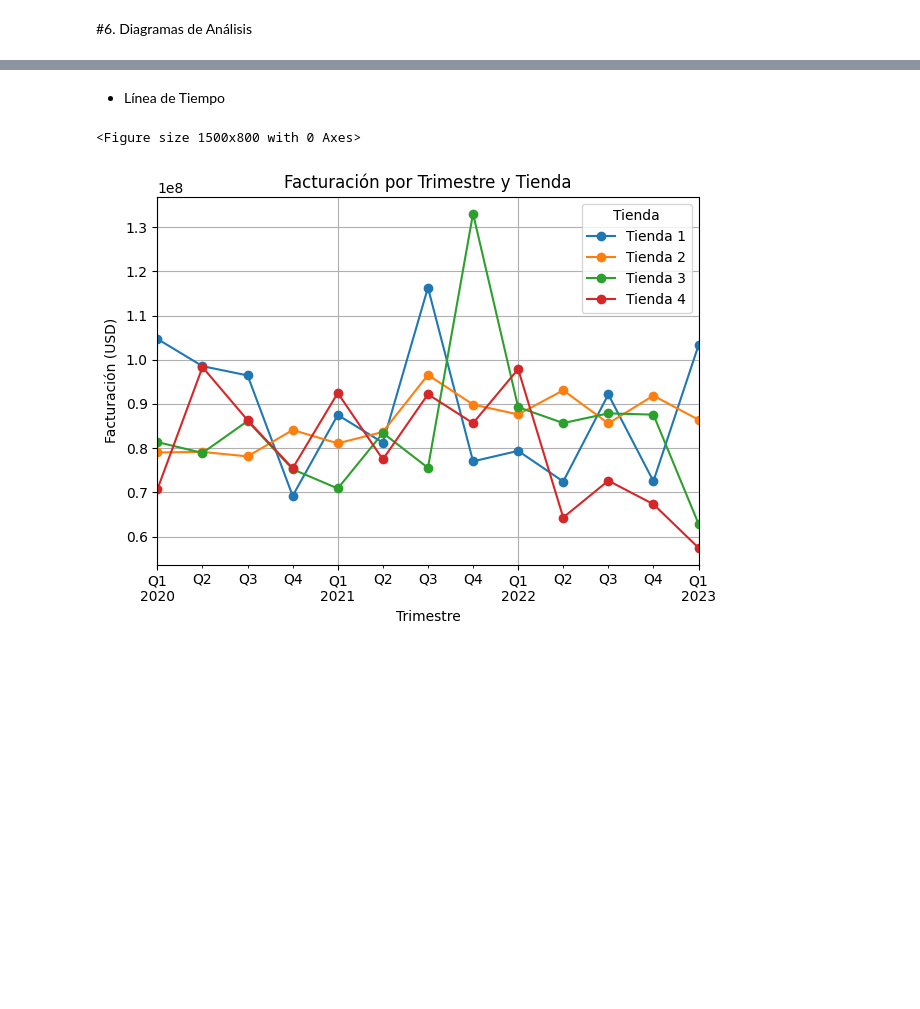
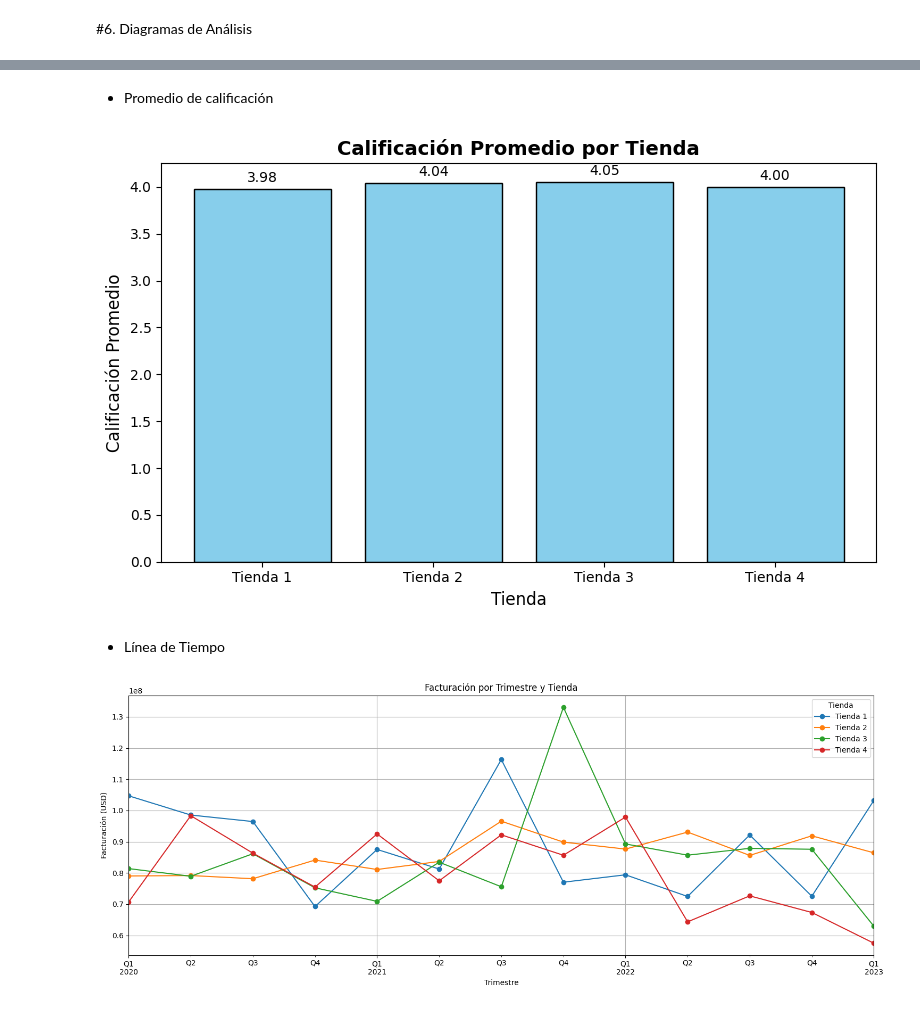
Before and after one commit to Joacco11/AluraStore, a Jupyter notebook: AluraStoreLatam.ipynb, the cells around one changed output, grey strips where cells are left out. Drawn from its saved outputs; the diff is of its cells as text; code cells hidden in the pictures; blank space fills up the shorter version.

```diff
--- a/AluraStoreLatam.ipynb
+++ b/AluraStoreLatam.ipynb
@@ -177,3 +238,28 @@ promedio_costo_envio()
+# %% [markdown]
+
+
+*   Promedio de calificación
+# %%
+df = calificacion_promedio()
+
+# --- Gráfico ---
+plt.figure(figsize=(8, 5))  # Ajusta tamaño aquí
+plt.bar(df['Tienda'], df['Calificación Promedio'], color='skyblue', edgecolor='black')
+
+# Etiquetas y título
+plt.xlabel("Tienda", fontsize=12)
+plt.ylabel("Calificación Promedio", fontsize=12)
+plt.title("Calificación Promedio por Tienda", fontsize=14, fontweight='bold')
+
+# Etiquetas de valor sobre las barras (2 decimales)
+for i, v in enumerate(df['Calificación Promedio']):
+    plt.text(i, v + (v * 0.02), f"{v:.2f}", ha='center', fontsize=10)
+
+
+plt.tight_layout()
+plt.show()
+# %% [output]
+[figure, added]
 # %% [markdown]
 
 
@@ -187,36 +273,34 @@ df1 = tienda.assign(Tienda='Tienda 1')
 df2 = tienda2.assign(Tienda='Tienda 2')
 df3 = tienda3.assign(Tienda='Tienda 3')
 df4 = tienda4.assign(Tienda='Tienda 4')
 
 # Concatenar
 tiendas_combinadas = pd.concat([df1, df2, df3, df4], ignore_index=True)
 
-# Asegurar que 'Fecha de Compra' sea datetime
+# Convertir la columna 'Fecha de Compra' a datetime
 tiendas_combinadas['Fecha de Compra'] = pd.to_datetime(tiendas_combinadas['Fecha de Compra'])
 
-# Crear columna de trimestre (ej: 2023Q1)
+# Identificar el trimestre y año
 tiendas_combinadas['Trimestre'] = tiendas_combinadas['Fecha de Compra'].dt.to_period('Q')
 
 # Agrupar por tienda y trimestre sumando la facturación
 facturacion_trimestral = (
     tiendas_combinadas.groupby(['Trimestre', 'Tienda'])['Precio']
     .sum()
     .reset_index()
 )
 
 # Pivotar para que cada tienda sea una columna
 facturacion_pivot = facturacion_trimestral.pivot(index='Trimestre', columns='Tienda', values='Precio')
 
 # Graficar
-plt.figure(figsize=(15, 8))
-facturacion_pivot.plot(marker='o')
+facturacion_pivot.plot(marker='o', figsize=(15, 6))
 plt.title('Facturación por Trimestre y Tienda')
 plt.ylabel('Facturación (USD)')
 plt.xlabel('Trimestre')
 plt.legend(title='Tienda')
 plt.grid(True)
 plt.tight_layout()
 plt.show()
 # %% [output]
-<Figure size 1500x800 with 0 Axes>
-[figure, old version]
+[figure, new version]
```
Also changed, not shown: parts of 3 cells of this notebook.
